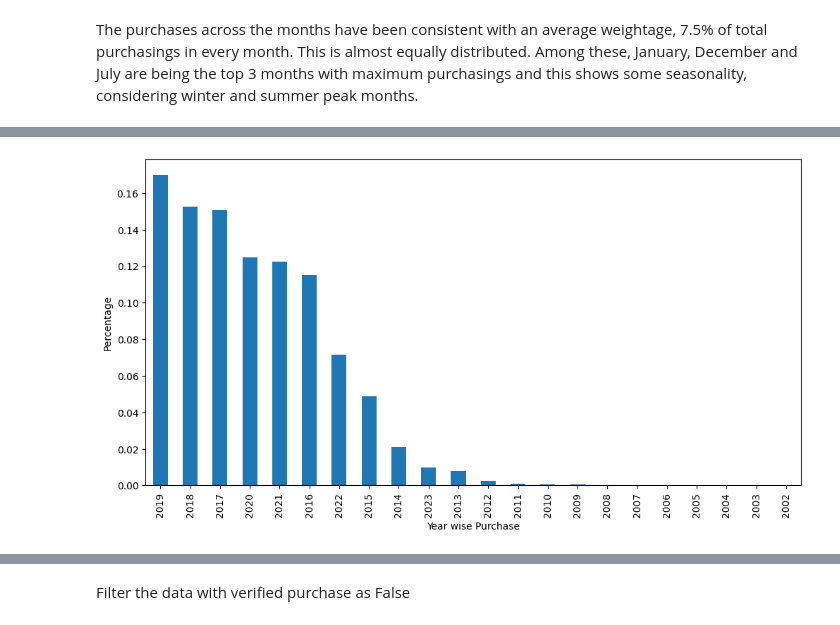
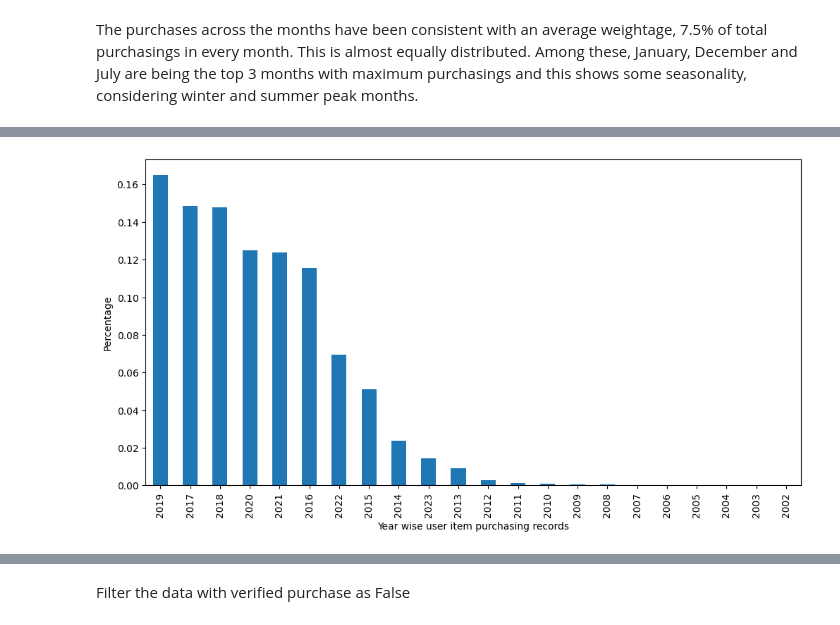
Before and after one commit to Awadhesh43/HybridSentimentBERTRecommendation, a Jupyter notebook: Hybrid-Recommendation-Model.ipynb, the cells around one changed output, grey strips where cells are left out. Saved outputs shown, nothing was run; the diff lists cells and outputs as text; code cells hidden in the pictures.

```diff
--- a/Hybrid-Recommendation-Model.ipynb
+++ b/Hybrid-Recommendation-Model.ipynb
@@ -31,8 +29,9 @@ DATA_DIRECTORY = "data/"
 # %% [markdown]
 Load the data from the input file
 # %%
-dataFileName = DATA_DIRECTORY + "Amazon_Fashion_5L.jsonl"
-df = pd.read_json(dataFileName)
+DATA_DIRECTORY = "/data-direcrtory-path/"
+dataFileName = DATA_DIRECTORY + "Amazon_Fashion.jsonl"
+df = pd.read_json(dataFileName, lines=True)
 # %% [markdown]
 Print shape and first 5 rows
 # %%
@@ -406,8 +420,8 @@ Name: proportion, dtype: float64
 # %%
 plt.figure(figsize=[12, 6])
 df.purchase_year.value_counts(normalize=True).plot.bar()
-plt.xlabel("Year wise Purchase")
+plt.xlabel("Year wise user item purchasing records")
 plt.ylabel("Percentage")
 plt.show()
 # %% [output]
-[figure, old version]
+[figure, new version]
```
Also changed, not shown: parts of 184 cells of this notebook, 3 other files.
